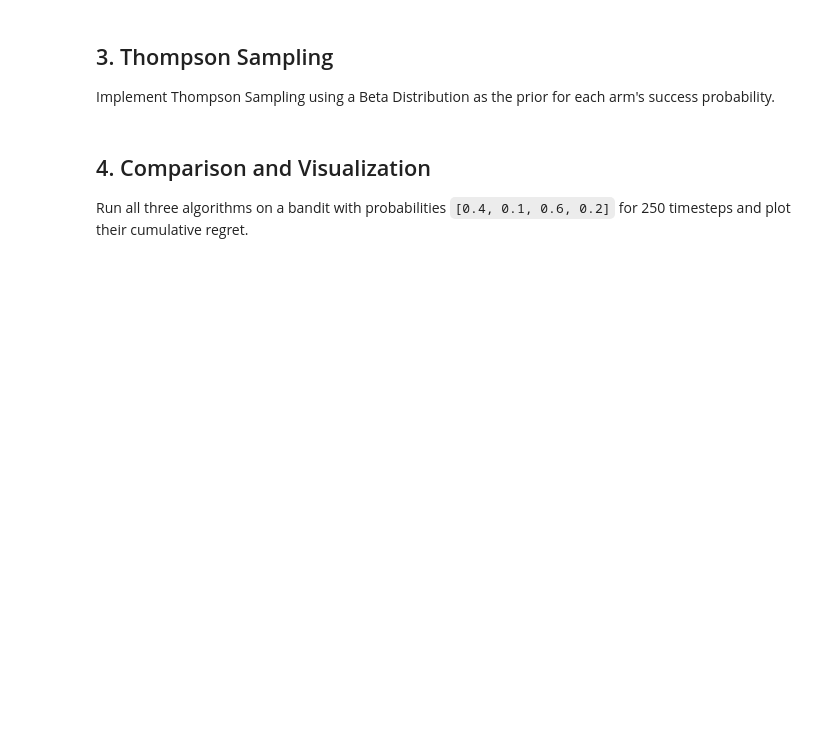
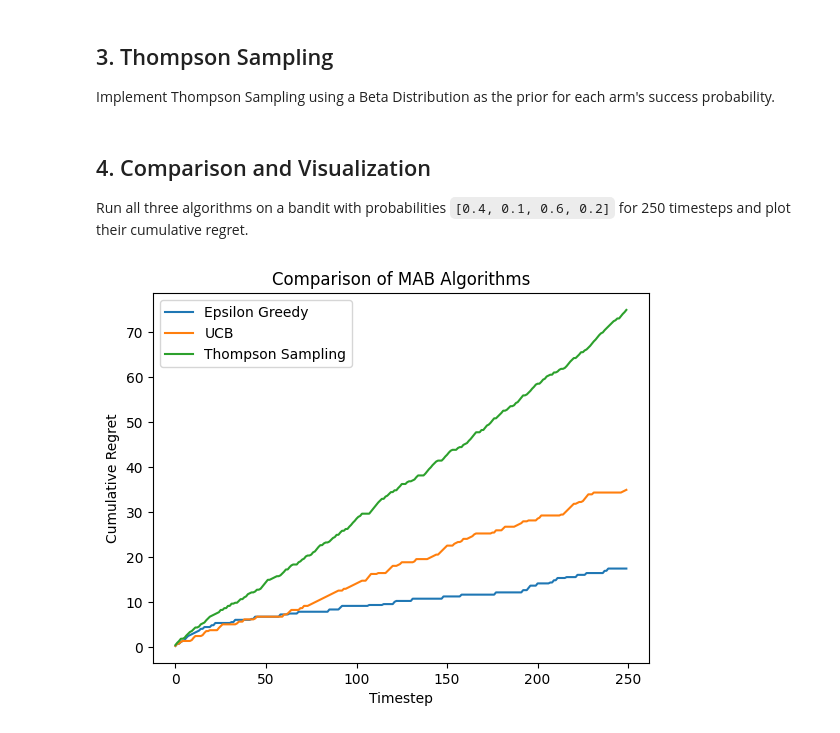
Before and after one commit to GaurishBansal18/WiDS-Introduction-to-Reinforcement-Learning, a Jupyter notebook: Week_1/assignment.ipynb, the cells around one changed output. Saved outputs shown, nothing was run; the diff lists cells and outputs as text; code cells hidden in the pictures; blank space fills up the shorter version.

```diff
--- a/Week_1/assignment.ipynb
+++ b/Week_1/assignment.ipynb
@@ -128,7 +128,7 @@ class EpsilonGreedyAlgorithm:
         if np.random.rand()< self.epsilon:
             return np.random.randint(self.num_arms)
         else:
-            return self.give_best_arm
+            return self.give_best_arm()
         pass
 
     def run_algorithm(self, bandit):
@@ -156,6 +156,15 @@ class UCBAlgorithm:
     def select_arm(self):
         # TODO: Implement UCB selection logic
         # Pull each arm once initially
+        for arm in range(self.num_arms):
+            if self.arm_pulls[arm]==0:
+                return arm
+
+        self.timestep+=1
+        avg_rewards=self.arm_rewards/np.maximum(1,self.arm_pulls)
+        confidence = np.sqrt((1.5 * np.log(self.timestep)) / self.arm_pulls)
+        ucb_values= avg_rewards+confidence
+        return np.argmax(ucb_values)
         pass
 
     def run_algorithm(self, bandit):
@@ -164,6 +173,9 @@ class UCBAlgorithm:
             reward = bandit.pull(arm_to_pull)
 
             # TODO: Update internal state and record current bandit regret
+            self.arm_rewards[arm_to_pull]+= reward
+            self.arm_pulls[arm_to_pull]+=1
+            self.regrets[t] = bandit.regret()
             pass
 # %% [markdown]
 ## 3. Thompson Sampling
@@ -179,6 +191,8 @@ class ThompsonSamplingAlgorithm:
 
     def select_arm(self):
         # TODO: Sample from Beta(successes + 1, failures + 1) for each arm and pick the max
+        samples=np.random.beta(self.successes+1,self.failures+1)
+        return np.argmax(samples)
         pass
 
     def run_algorithm(self, bandit):
@@ -187,6 +201,12 @@ class ThompsonSamplingAlgorithm:
             reward = bandit.pull(arm_to_pull)
 
             # TODO: Update success/failure counts and record regret
+            if reward==1:
+                self.successes+=1
+            else:
+                self.failures+=1
+
+            self.regrets[t] = bandit.regret()
             pass
 # %% [markdown]
 ## 4. Comparison and Visualization
@@ -194,13 +214,29 @@ Run all three algorithms on a bandit with probabilities `[0.4, 0.1, 0.6, 0.2]` f
 # %%
 probs = [0.4, 0.1, 0.6, 0.2]
 H = 250
 
 # TODO: Initialize Bandits and Algorithms
+bandit_eps = MultiBandit(probs)
+bandit_ucb = MultiBandit(probs)
+bandit_ts = MultiBandit(probs)
+
+eg_algo=EpsilonGreedyAlgorithm(num_arms=4,horizon=H,epsilon=0.2)
+ucb_algo=UCBAlgorithm(num_arms=4,horizon=H)
+ts_algo=ThompsonSamplingAlgorithm(num_arms=4,horizon=H)
 # TODO: Run each algorithm
+eg_algo.run_algorithm(bandit_eps)
+ucb_algo.run_algorithm(bandit_ucb)
+ts_algo.run_algorithm(bandit_ts)
+
 # TODO: Plot the 'regrets' array from each algorithm on a single graph
+plt.plot(eg_algo.regrets,label='Epsilon Greedy')
+plt.plot(ucb_algo.regrets,label='UCB')
+plt.plot(ts_algo.regrets,label='Thompson Sampling')
 
 plt.xlabel('Timestep')
 plt.ylabel('Cumulative Regret')
 plt.title('Comparison of MAB Algorithms')
 plt.legend()
 plt.show()
+# %% [output]
+[figure, added]
```
